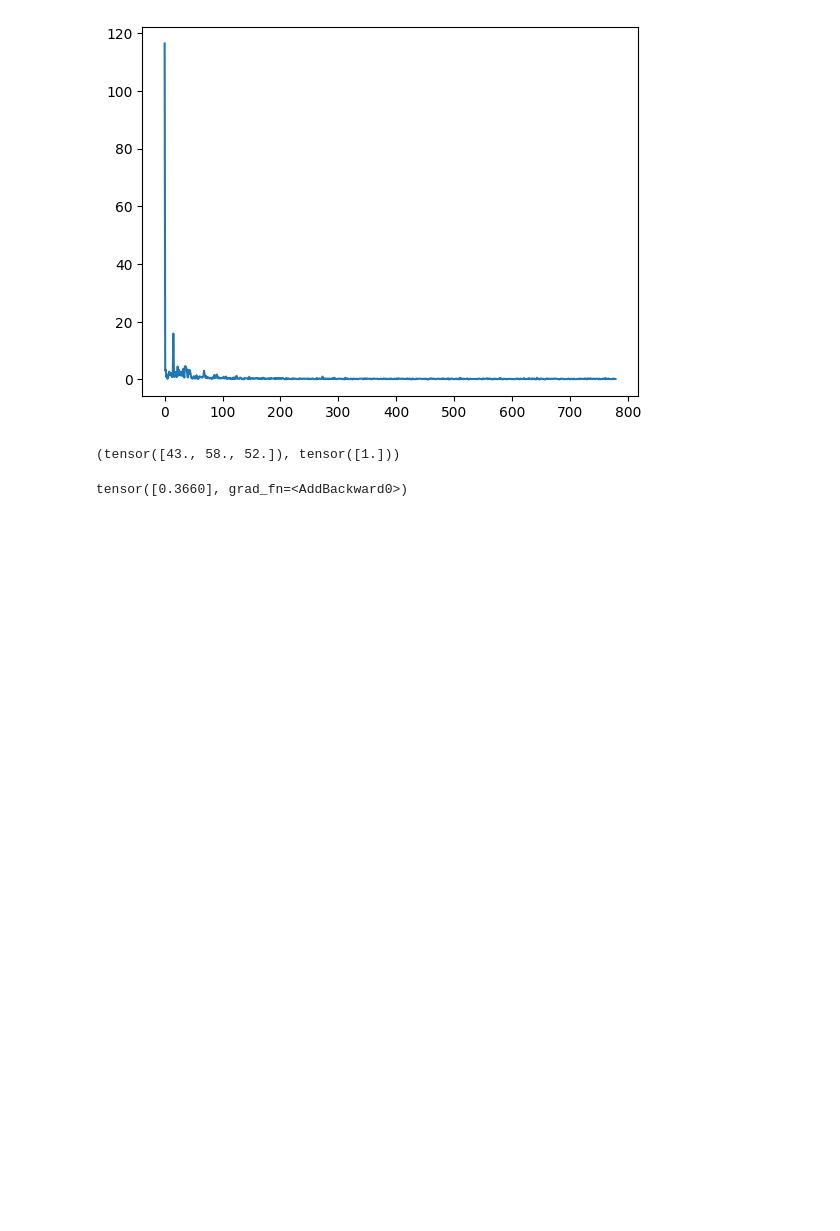
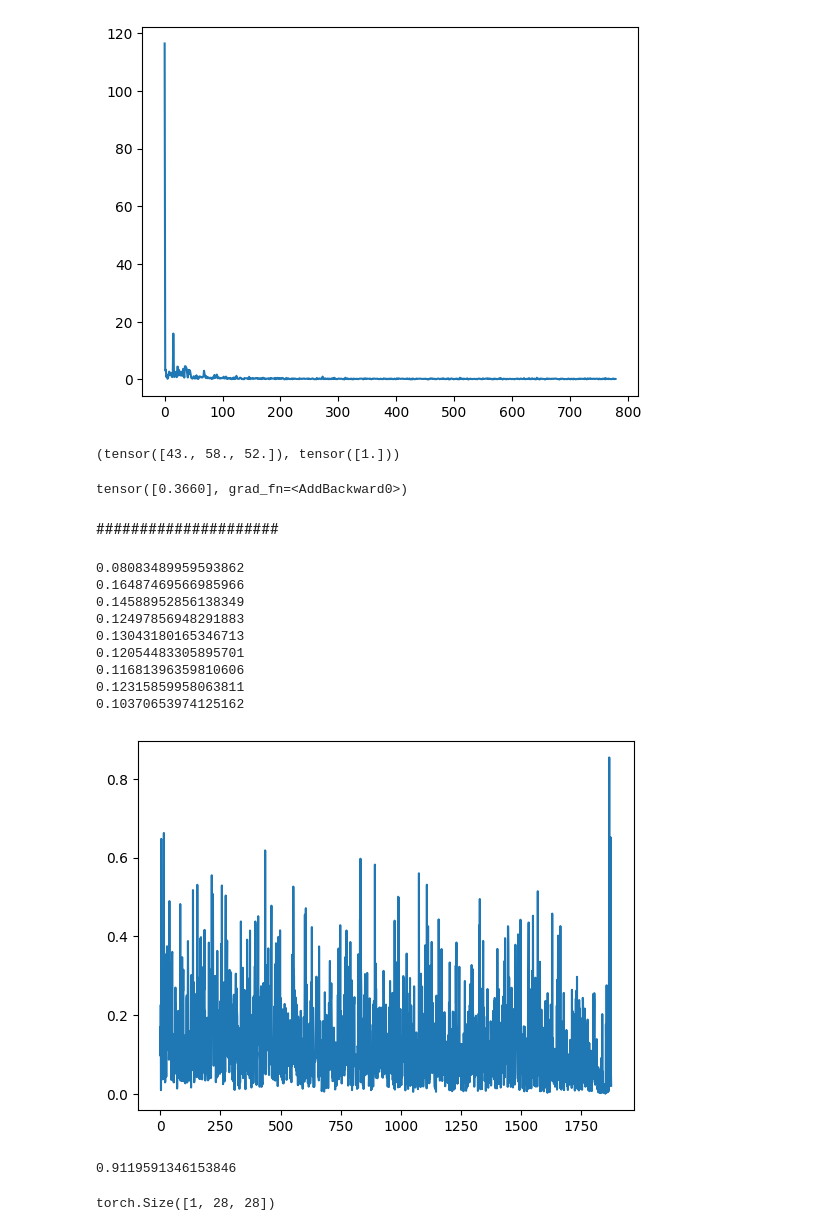
Before and after one commit to CreatureNoWords/deepLearning, a Jupyter notebook: 刘二.ipynb, the cells around one changed output. Drawn from its saved outputs; the diff is of its cells as text; code cells hidden in the pictures; blank space fills up the shorter version.

```diff
--- a/刘二.ipynb
+++ b/刘二.ipynb
@@ -302,3 +295,5 @@ dataset[62]
 print(model(dataset[97][0]))
 # %% [output]
 tensor([0.3660], grad_fn=<AddBackward0>)
+# %% [markdown]
+#####################
@@ -304,0 +359,53 @@ tensor([0.3660], grad_fn=<AddBackward0>)
+# %%
+model = Net()
+criterion = torch.nn.CrossEntropyLoss()
+optimizer = torch.optim.SGD(model.parameters(), lr=0.01, momentum=0.5)
+
+def train(epoch):
+    running_loss = 0.0
+    p = []
+    for i, (inputs, labels) in enumerate(train_dataLoader):
+        optimizer.zero_grad()
+        y_pred = model(inputs)
+        loss = criterion(y_pred, labels)
+        loss.backward()
+        optimizer.step()
+
+        running_loss += loss.item()
+        p.append(loss.item())
+        if i % 200 == 99:
+            print(running_loss/200)
+            running_loss = 0.0
+    plt.plot(p)
+
+def test():
+    correct = 0
+    total = 0
+    with torch.no_grad():
+        for (inputs, labels) in test_loader:
+            outputs = model(inputs)
+            _, predicted = torch.max(outputs.data, dim=1)
+            total += labels.size(0)
+            correct += (predicted == labels).sum().item()
+    print(correct / total)
+# %%
+train(2)
+# %% [output]
+0.08083489959593862
+0.16487469566985966
+0.14588952856138349
+0.12497856948291883
+0.13043180165346713
+0.12054483305895701
+0.11681396359810606
+0.12315859958063811
+0.10370653974125162
+[figure, added]
+# %%
+test()
+# %% [output]
+0.9119591346153846
+# %%
+test_dataset[0][0].shape
+# %% [output]
+torch.Size([1, 28, 28])
```
Also changed, not shown: parts of 6 cells of this notebook.
